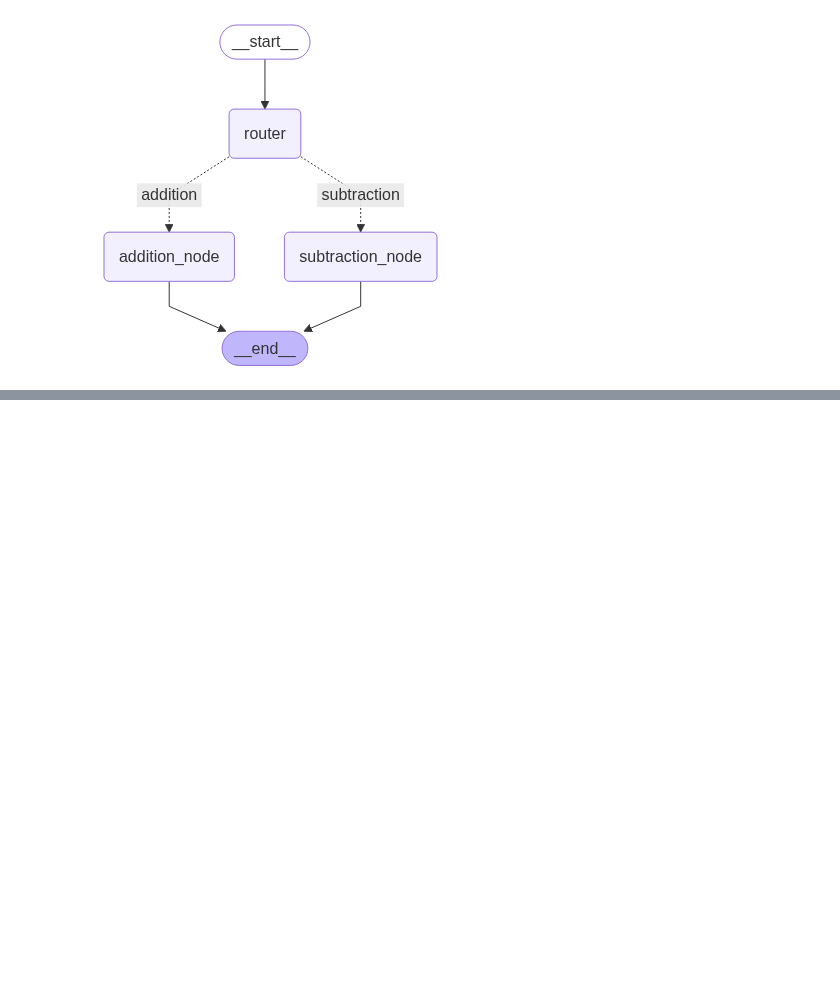
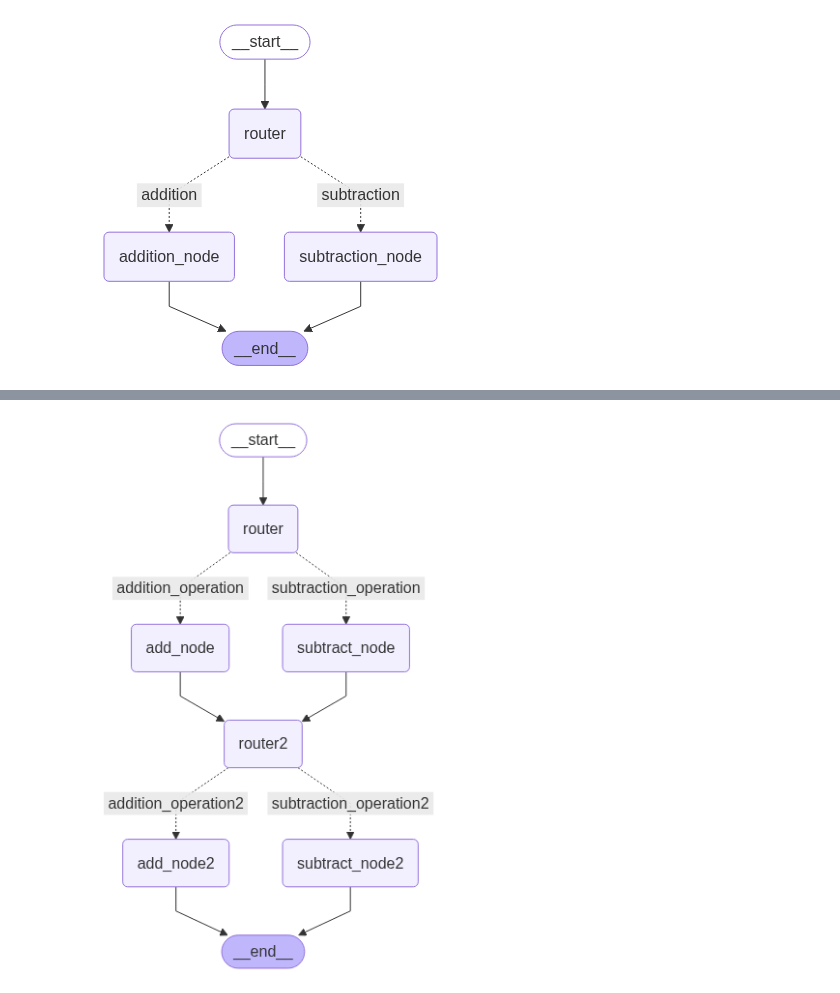
Before and after one commit to Elbhnasy/Hands-On-LLMS, a Jupyter notebook: src/LangGraph_AI_Agent/Conditional_Agent.ipynb, the cells around one changed output, grey strips where cells are left out. Cells and saved outputs as stored; diff of their text form; code cells hidden in the pictures; blank space fills up the shorter version.

```diff
--- a/src/LangGraph_AI_Agent/Conditional_Agent.ipynb
+++ b/src/LangGraph_AI_Agent/Conditional_Agent.ipynb
@@ -67,0 +184,4 @@ display(Image(app.get_graph().draw_mermaid_png()))
+# %%
+display(Image(app.get_graph().draw_mermaid_png()))
+# %% [output]
+[figure, added]
```
Also changed, not shown: parts of 2 cells of this notebook.
